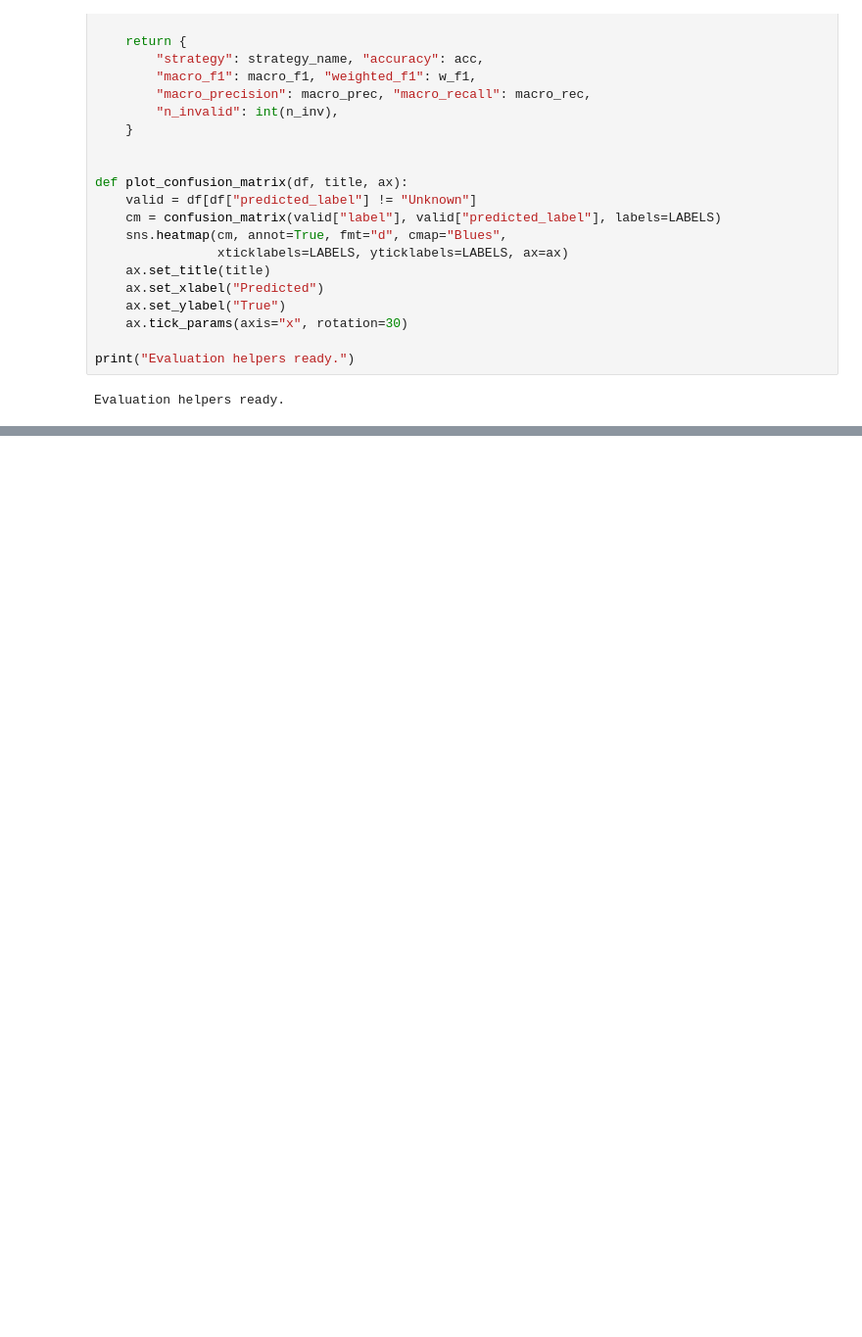
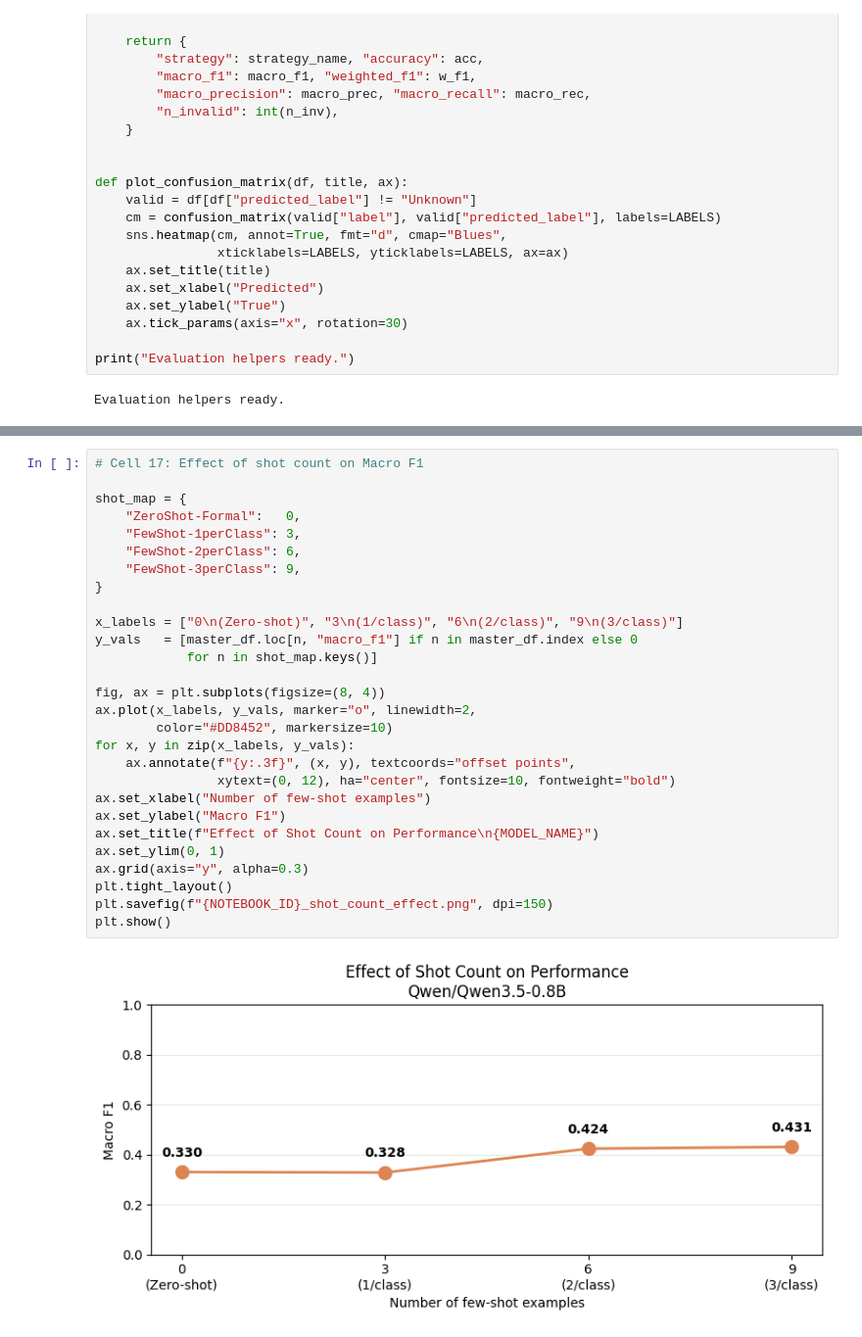
Before and after one commit to icyaria/deep-learning, a Jupyter notebook: qwen-qwen3-5-0-8b.ipynb, the cells around one changed output, grey strips where cells are left out. Shown at 98% size. Cells and saved outputs as stored; diff of their text form; blank space fills up the shorter version.

```diff
--- a/qwen-qwen3-5-0-8b.ipynb
+++ b/qwen-qwen3-5-0-8b.ipynb
@@ -677,0 +849,30 @@ plt.show()
+# %%
+# Cell 17: Effect of shot count on Macro F1
+
+shot_map = {
+    "ZeroShot-Formal":   0,
+    "FewShot-1perClass": 3,
+    "FewShot-2perClass": 6,
+    "FewShot-3perClass": 9,
+}
+
+x_labels = ["0\n(Zero-shot)", "3\n(1/class)", "6\n(2/class)", "9\n(3/class)"]
+y_vals   = [master_df.loc[n, "macro_f1"] if n in master_df.index else 0
+            for n in shot_map.keys()]
+
+fig, ax = plt.subplots(figsize=(8, 4))
+ax.plot(x_labels, y_vals, marker="o", linewidth=2,
+        color="#DD8452", markersize=10)
+for x, y in zip(x_labels, y_vals):
+    ax.annotate(f"{y:.3f}", (x, y), textcoords="offset points",
+                xytext=(0, 12), ha="center", fontsize=10, fontweight="bold")
+ax.set_xlabel("Number of few-shot examples")
+ax.set_ylabel("Macro F1")
+ax.set_title(f"Effect of Shot Count on Performance\n{MODEL_NAME}")
+ax.set_ylim(0, 1)
+ax.grid(axis="y", alpha=0.3)
+plt.tight_layout()
+plt.savefig(f"{NOTEBOOK_ID}_shot_count_effect.png", dpi=150)
+plt.show()
+# %% [output]
+[figure, added]
```
Also changed, not shown: parts of 25 cells of this notebook.
